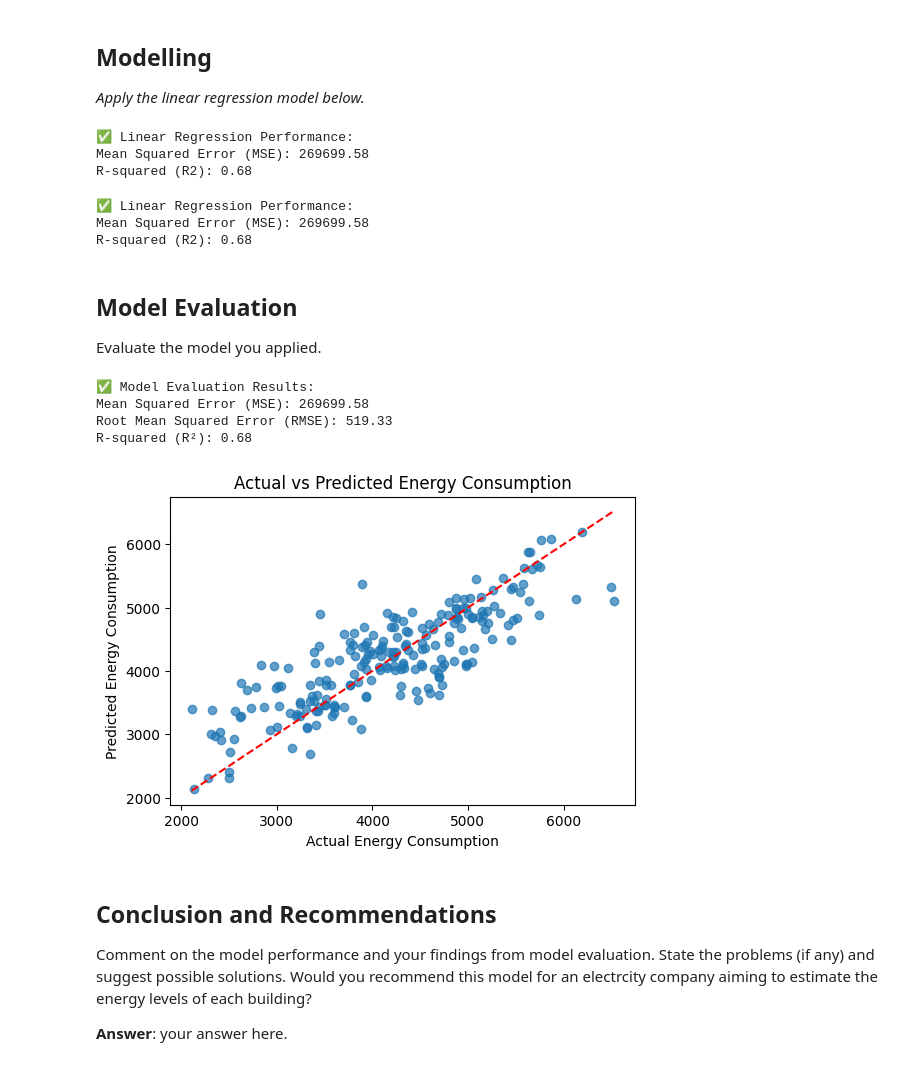
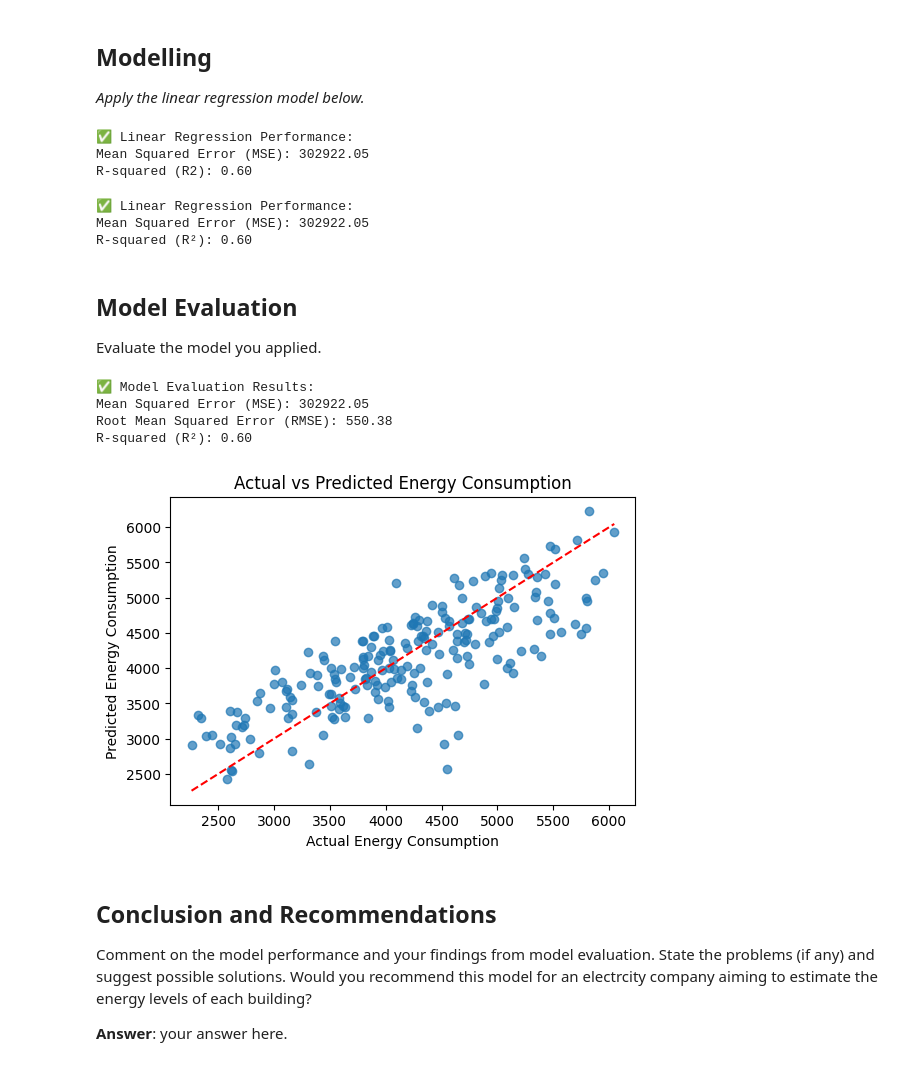
Before and after one commit to AhmedAbdelaziz003/SE, a Jupyter notebook: Regression_Mini-Project.ipynb, the cells around one changed output. Cells and saved outputs as stored; diff of their text form; code cells hidden in the pictures.

```diff
--- a/Regression_Mini-Project.ipynb
+++ b/Regression_Mini-Project.ipynb
@@ -279,16 +279,16 @@ import matplotlib.pyplot as plt
 import seaborn as sns
 
 
-
-
+df['Energy_Consumption'] = df['Energy_Consumption'].astype(str).str.replace('kWh', '').astype(float)
 
 plt.figure(figsize=(10,6))
-sns.boxplot(x='Building_Type', y='Energy_Consumption', data=df, palette='Set2')
+sns.boxplot(x='Building_Type', y='Energy_Consumption', hue='Building_Type',
+            data=df, dodge=False, palette='Set2', legend=False)
+
 plt.title("Energy Consumption Distribution by Building Type")
 plt.xlabel("Building Type")
 plt.ylabel("Energy Consumption (kWh)")
 plt.show()
-
 
 energy_stats = df.groupby('Building_Type')['Energy_Consumption'].agg(['mean','std','min','max'])
 print("🔹 Energy Consumption Stats by Building Type:")
@@ -549,54 +563,58 @@ print(df_model.head())
 _Apply the linear regression model below._
 # %%
 from sklearn.model_selection import train_test_split
-
+from sklearn.linear_model import LinearRegression
+from sklearn.metrics import mean_squared_error, r2_score
+import pandas as pd
 
 
 X = df_model.drop(columns=['Energy_Consumption'])
-
-
 y = df_model['Energy_Consumption']
 
 
-X_train, X_test, y_train, y_test = train_test_split(X, y, test_size=0.2, random_state=42)
-from sklearn.linear_model import LinearRegression
-from sklearn.metrics import mean_squared_error, r2_score
+X = pd.get_dummies(X, drop_first=True)
+
+X_train, X_test, y_train, y_test = train_test_split(
+    X, y, test_size=0.2, random_state=42
+)
 
 
 lr = LinearRegression()
+lr.fit(X_train, y_train)
 
 
-lr.fit(X_train, y_train)
-
 y_pred = lr.predict(X_test)
-
 
 mse = mean_squared_error(y_test, y_pred)
 r2 = r2_score(y_test, y_pred)
 
-print(f"✅ Linear Regression Performance:")
+print("✅ Linear Regression Performance:")
 print(f"Mean Squared Error (MSE): {mse:.2f}")
 print(f"R-squared (R2): {r2:.2f}")
 # %% [output]
 ✅ Linear Regression Performance:
-Mean Squared Error (MSE): 269699.58
-R-squared (R2): 0.68
+Mean Squared Error (MSE): 302922.05
+R-squared (R2): 0.60
 # %%
+import pandas as pd
 from sklearn.model_selection import train_test_split
+from sklearn.linear_model import LinearRegression
+from sklearn.metrics import mean_squared_error, r2_score
 
 
 X = df_model.drop(columns=['Energy_Consumption'])
+y = df_model['Energy_Consumption']
 
 
-y = df_model['Energy_Consumption']
+X = pd.get_dummies(X, drop_first=True)
 
-X_train, X_test, y_train, y_test = train_test_split(X, y, test_size=0.2, random_state=42)
-from sklearn.linear_model import LinearRegression
-from sklearn.metrics import mean_squared_error, r2_score
+
+X_train, X_test, y_train, y_test = train_test_split(
+    X, y, test_size=0.2, random_state=42
+)
+
 
 lr = LinearRegression()
-
-
 lr.fit(X_train, y_train)
 
 
@@ -606,67 +624,67 @@ y_pred = lr.predict(X_test)
 mse = mean_squared_error(y_test, y_pred)
 r2 = r2_score(y_test, y_pred)
 
-print(f"✅ Linear Regression Performance:")
+print("✅ Linear Regression Performance:")
 print(f"Mean Squared Error (MSE): {mse:.2f}")
-print(f"R-squared (R2): {r2:.2f}")
+print(f"R-squared (R²): {r2:.2f}")
 # %% [output]
 ✅ Linear Regression Performance:
-Mean Squared Error (MSE): 269699.58
-R-squared (R2): 0.68
+Mean Squared Error (MSE): 302922.05
+R-squared (R²): 0.60
 # %% [markdown]
 ## Model Evaluation
 
 Evaluate the model you applied.
 # %%
-
 import pandas as pd
+import numpy as np
 from sklearn.model_selection import train_test_split
 from sklearn.linear_model import LinearRegression
 from sklearn.metrics import mean_squared_error, r2_score
-import numpy as np
-
+import matplotlib.pyplot as plt
 
 X = df_model.drop(columns=['Energy_Consumption'])
 y = df_model['Energy_Consumption']
+
+
+X = pd.get_dummies(X, drop_first=True)
 
 
 X_train, X_test, y_train, y_test = train_test_split(
     X, y, test_size=0.2, random_state=42
 )
 
 
 lr = LinearRegression()
 lr.fit(X_train, y_train)
 
 
 y_pred = lr.predict(X_test)
 
 
 mse = mean_squared_error(y_test, y_pred)
 rmse = np.sqrt(mse)
 r2 = r2_score(y_test, y_pred)
 
-
 print("✅ Model Evaluation Results:")
 print(f"Mean Squared Error (MSE): {mse:.2f}")
 print(f"Root Mean Squared Error (RMSE): {rmse:.2f}")
 print(f"R-squared (R²): {r2:.2f}")
 
 
-import matplotlib.pyplot as plt
 plt.figure(figsize=(6,4))
 plt.scatter(y_test, y_pred, alpha=0.7)
 plt.xlabel("Actual Energy Consumption")
 plt.ylabel("Predicted Energy Consumption")
 plt.title("Actual vs Predicted Energy Consumption")
 plt.plot([y_test.min(), y_test.max()], [y_test.min(), y_test.max()], 'r--')
 plt.show()
 # %% [output]
 ✅ Model Evaluation Results:
-Mean Squared Error (MSE): 269699.58
-Root Mean Squared Error (RMSE): 519.33
-R-squared (R²): 0.68
+Mean Squared Error (MSE): 302922.05
+Root Mean Squared Error (RMSE): 550.38
+R-squared (R²): 0.60
-[figure, old version]
+[figure, new version]
 # %% [markdown]
 ## Conclusion and Recommendations
 
```
Also changed, not shown: parts of 10 cells of this notebook.
